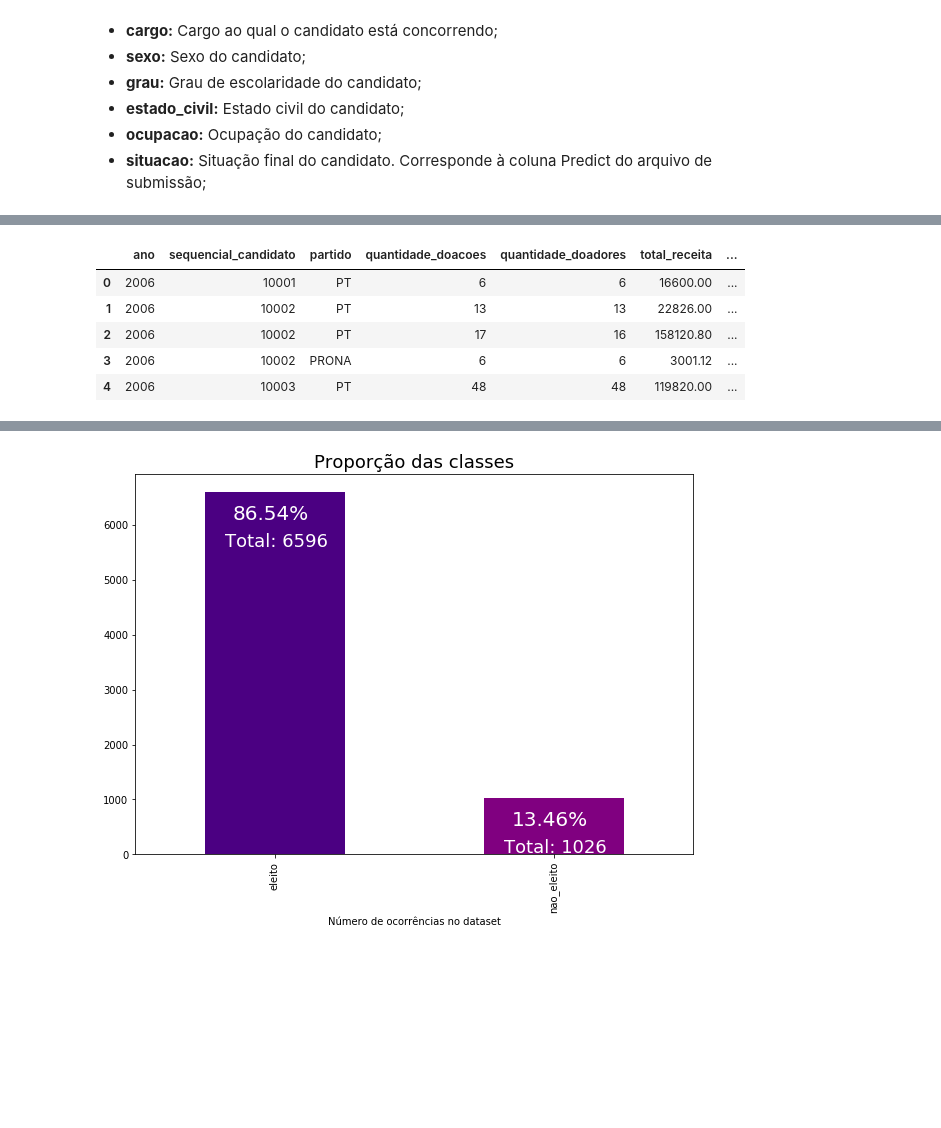
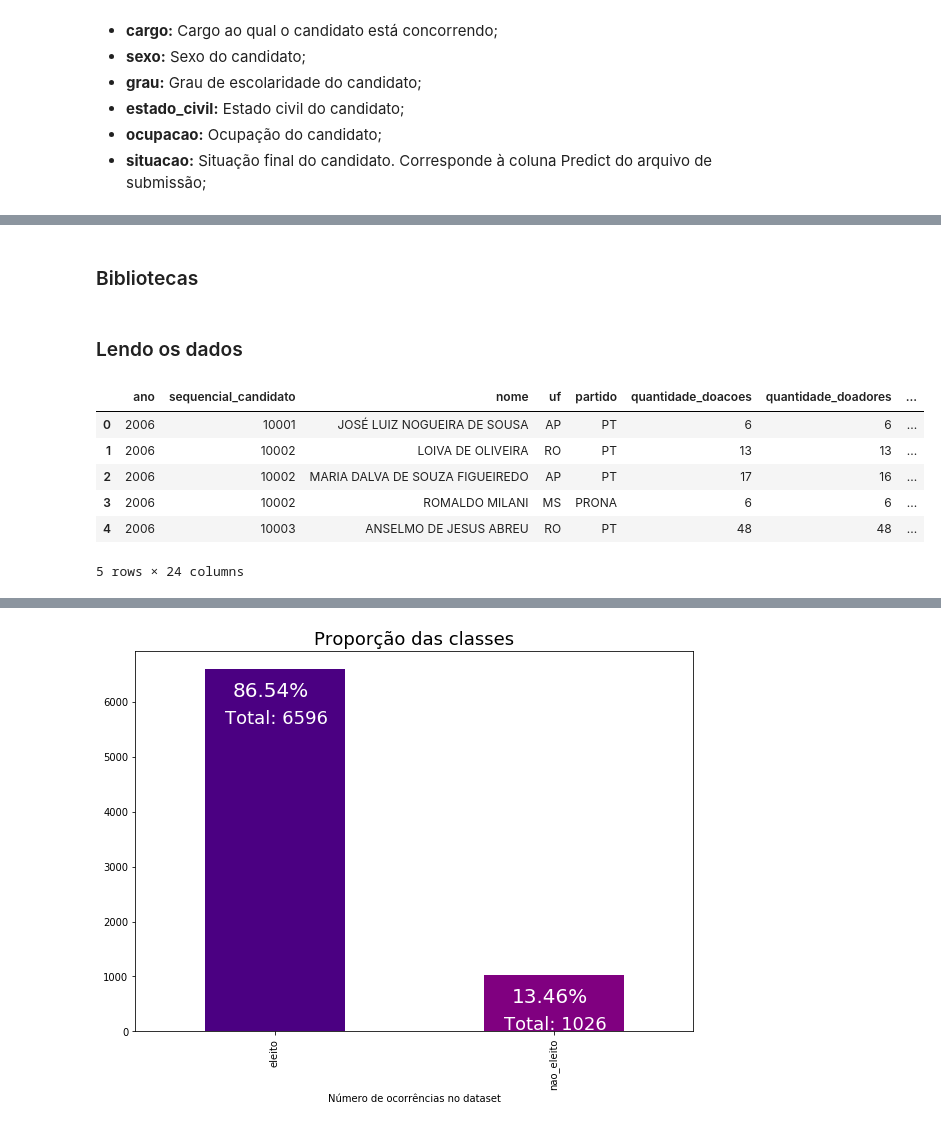
Before and after one commit to andrezaraquel/machinelearning, a Jupyter notebook: classificação/ensembles.ipynb, the cells around one changed output, grey strips where cells are left out. Drawn from its saved outputs; the diff is of its cells as text; code cells hidden in the pictures; blank space fills up the shorter version.

```diff
--- a/classificação/ensembles.ipynb
+++ b/classificação/ensembles.ipynb
@@ -38,0 +40,2 @@ Os dados utilizados correspondem aos das eleições de Deputado Federal nos anos
+# %% [markdown]
+### Bibliotecas
@@ -39,16 +54,19 @@ Os dados utilizados correspondem aos das eleições de Deputado Federal nos anos
+# %% [markdown]
+### Lendo os dados
 # %%
-train = pd.read_csv("data/train.csv").drop("nome", 1).drop("uf", 1).drop("media_receita", 1).drop("media_despesa", 1).drop("cargo", 1).drop("estado_civil", 1).drop("ocupacao", 1)
+labeled = pd.read_csv("data/train.csv")
 
 
-df_train = pd.DataFrame(train) # load the dataset as a pandas data frame
-df_train.head(5)
-#print("#Rows and #columns", df_train.shape)
-#df_train.columns
+df_labeled = pd.DataFrame(labeled) # load the dataset as a pandas data frame
+df_labeled.head(5)
+#print("#Rows and #columns", df_labeled.shape)
+#df_labeled.columns
 # %% [output]
-|  | ano | sequencial_candidato | partido | quantidade_doacoes | quantidade_doadores | total_receita | ... |
-| 0 | 2006 | 10001 | PT | 6 | 6 | 16600.00 | ... |
-| 1 | 2006 | 10002 | PT | 13 | 13 | 22826.00 | ... |
-| 2 | 2006 | 10002 | PT | 17 | 16 | 158120.80 | ... |
-| 3 | 2006 | 10002 | PRONA | 6 | 6 | 3001.12 | ... |
-| 4 | 2006 | 10003 | PT | 48 | 48 | 119820.00 | ... |
+|  | ano | sequencial_candidato | nome | uf | partido | quantidade_doacoes | quantidade_doadores | ... |
+| 0 | 2006 | 10001 | JOSÉ LUIZ NOGUEIRA DE SOUSA | AP | PT | 6 | 6 | ... |
+| 1 | 2006 | 10002 | LOIVA DE OLIVEIRA | RO | PT | 13 | 13 | ... |
+| 2 | 2006 | 10002 | MARIA DALVA DE SOUZA FIGUEIREDO | AP | PT | 17 | 16 | ... |
+| 3 | 2006 | 10002 | ROMALDO MILANI | MS | PRONA | 6 | 6 | ... |
+| 4 | 2006 | 10003 | ANSELMO DE JESUS ABREU | RO | PT | 48 | 48 | ... |
+5 rows × 24 columns
 # %%
```
Also changed, not shown: parts of 41 cells of this notebook, 3 other files.
